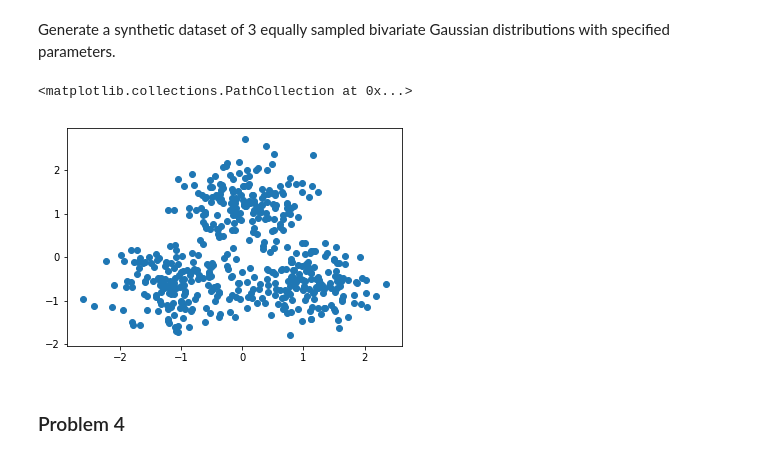
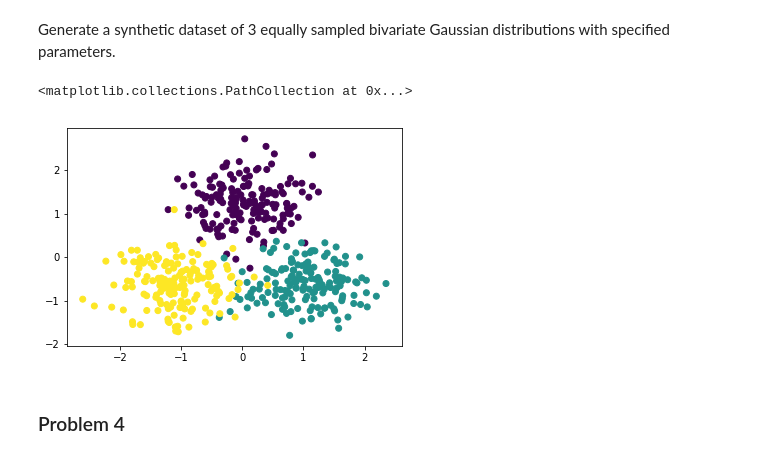
Before and after one commit to jyan33/ANLY590, a Jupyter notebook: ANLY590_Yan_HW1.ipynb, the cells around one changed output. Drawn from its saved outputs; the diff is of its cells as text; code cells hidden in the pictures.

```diff
--- a/ANLY590_Yan_HW1.ipynb
+++ b/ANLY590_Yan_HW1.ipynb
@@ -374,10 +402,10 @@ def gen_gmm_data(n = 999, plot=False):
     return xs, y, cl
 # %%
 x,y,cl = gen_gmm_data(500)
-plt.scatter(x[:,0], x[:,1])
+plt.scatter(x[:,0], x[:,1], c=cl[0])
 # %% [output]
 <matplotlib.collections.PathCollection at 0x...>
-[figure, old version]
+[figure, new version]
 # %% [markdown]
 ### Problem 4
 # %% [markdown]
```
Also changed, not shown: parts of 5 cells of this notebook.
